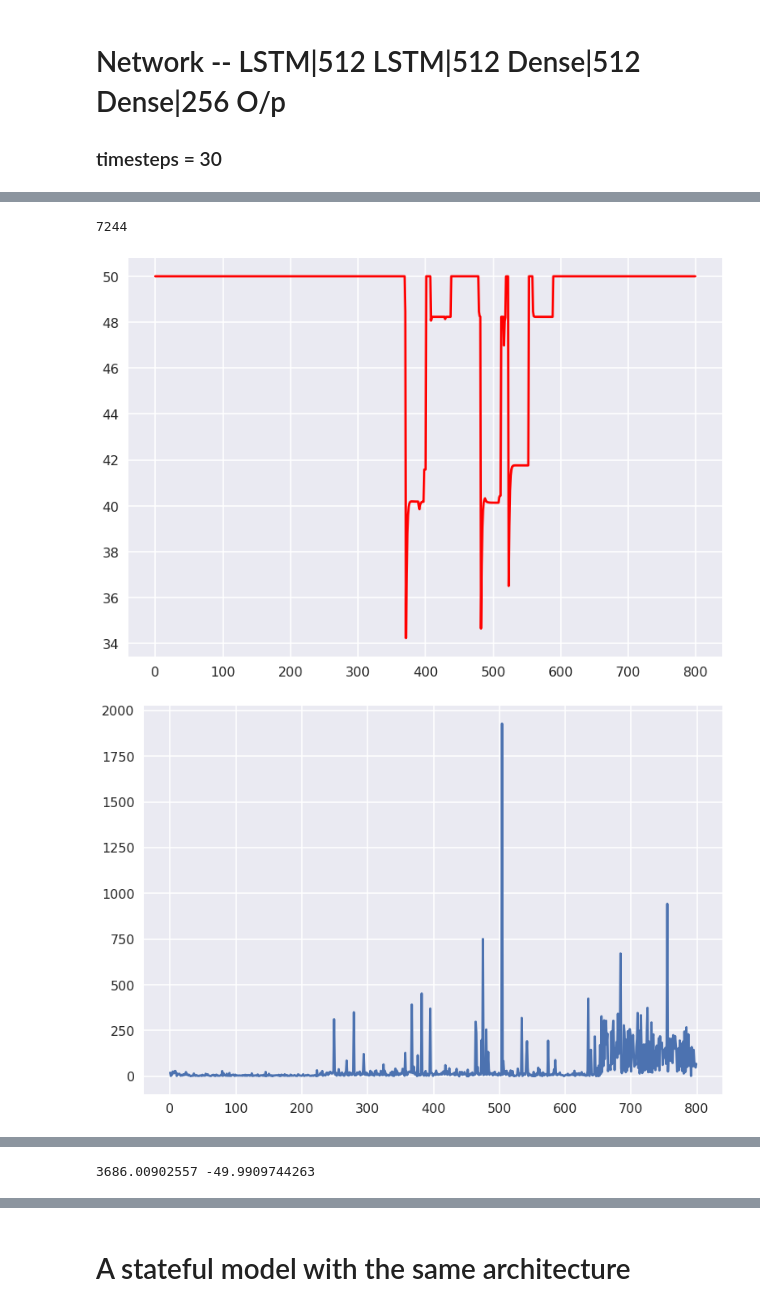
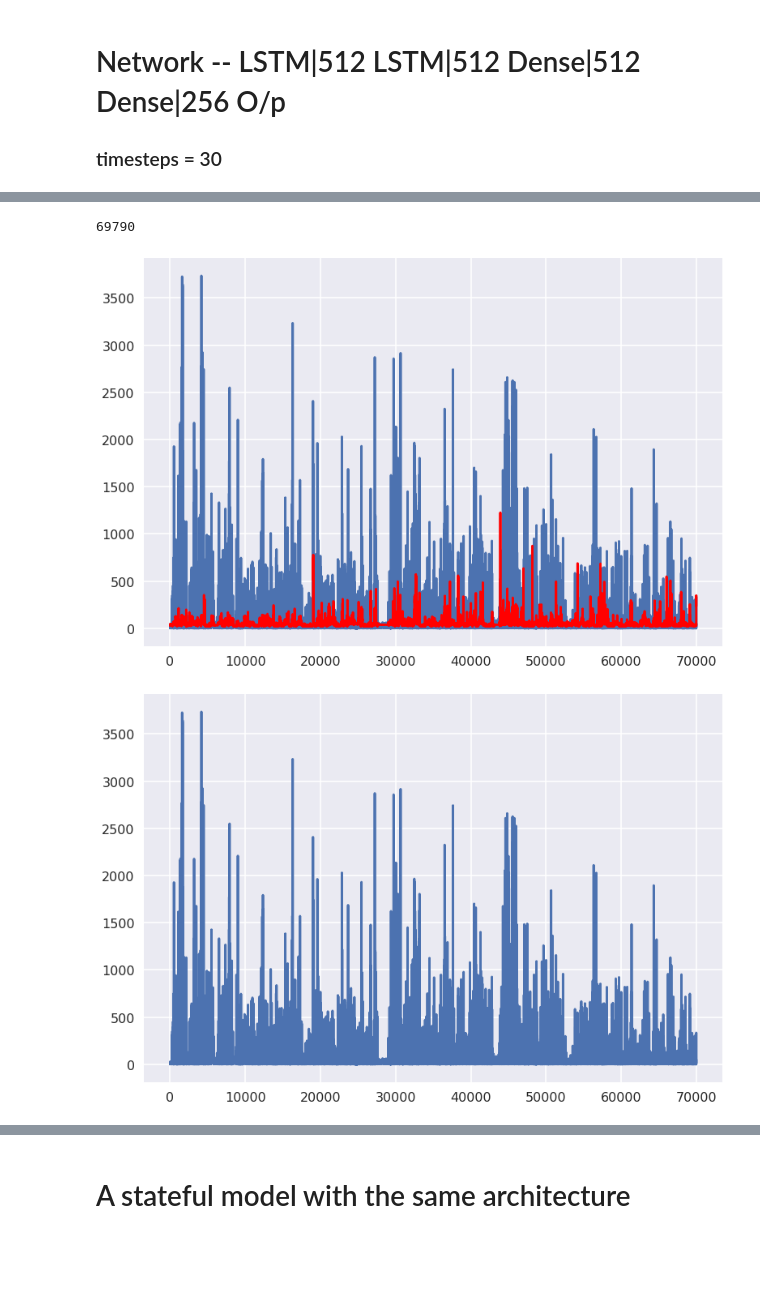
Before and after one commit to vyomshm/DeepAnomaly, a Jupyter notebook: abc.ipynb, the cells around one changed output, grey strips where cells are left out. Cells and saved outputs as stored; diff of their text form; code cells hidden in the pictures; blank space fills up the shorter version.

Commit message:
improved model

```diff
--- a/abc.ipynb
+++ b/abc.ipynb
@@ -117,6 +118,20 @@ def preprocess_data(rucio_data, encoders=None):
     rucio_data = rucio_data.sort_values(by='submitted_at')
 
     rucio_data = rucio_data.drop(timestamps, axis=1)
+
+    # Normalization
+
+    #filesize_max = np.max(rucio_data['bytes'].as_matrix())
+    filesize_mean = np.mean(rucio_data['bytes'].as_matrix())
+    filesize_std = np.std(rucio_data['bytes'].as_matrix())
+
+    delay_mean = np.mean(rucio_data['delay'].as_matrix())
+    delay_std = np.std(rucio_data['delay'].as_matrix())
+
+    rucio_data['bytes'] = (rucio_data['bytes'] - filesize_mean) / filesize_std
+    rucio_data['delay'] = (rucio_data['delay'] - delay_mean) / delay_std
+
+    # encode categorical data
 
     src_encoder,dst_encoder,scope_encoder,type_encoder,activity_encoder,protocol_encoder,t_endpoint_encoder = train_encoders(rucio_data)
 
@@ -413,8 +425,8 @@ plt.show()
 # %%
-# trainX, trainY, testX, testY = data
-# score = model.evaluate(testX, testY, verbose=1)
-# print('Results: MSE - {:.6f}  ;  seconds = {:.3f}'.format(score, np.sqrt(score)))
-# train_score = model.evaluate(trainX, trainY, verbose =0)
+trainX, trainY, testX, testY = data
+score = model.evaluate(testX, testY, verbose=1)
+print('Results: MSE - {:.6f}  ;  seconds = {:.3f}'.format(score, np.sqrt(score)))
+train_score = model.evaluate(trainX, trainY, verbose =0)
 print('Train score MSE - {:.6f} ; seconds = {:.3f}'.format(train_score, np.sqrt(train_score)))
 
 predictions=model.predict(testX)
@@ -431,13 +443,22 @@ Train score MSE - 27125.017020 ; seconds = 164.697
 # %%
 print(len(np.unique(predictions)))
-plt.plot(predictions[:800], 'r')
-# plt.plot(testY[:800])
+plt.plot(testY)
+plt.plot(predictions, 'r')
 plt.show()
 
-# plt.plot(predictions[:800], 'r')
-plt.plot(testY[:800])
+plt.plot(testY)
 plt.show()
+
+plt.plot(testY[1000:1500], 'y')
+plt.plot(predictions[1000:1500], 'g')
+plt.show()
+
+plt.plot(testY[:500])
+plt.plot(predictions[:500], 'r')
+plt.show()
+
+# plt.plot(predictions[:00], 'r')
 # %% [output]
-7244
+69790
-[figure, old version]
+[figure, new version]
-[figure, old version]
+[figure, new version]
@@ -444,5 +466,0 @@ plt.show()
-# %%
-mae=np.subtract(np.reshape(testY, [len(testY), 1]), predictions)
-print(np.max(mae), np.min(mae))
-# %% [output]
-3686.00902557 -49.9909744263
```
Also changed, not shown: parts of 6 cells of this notebook.
